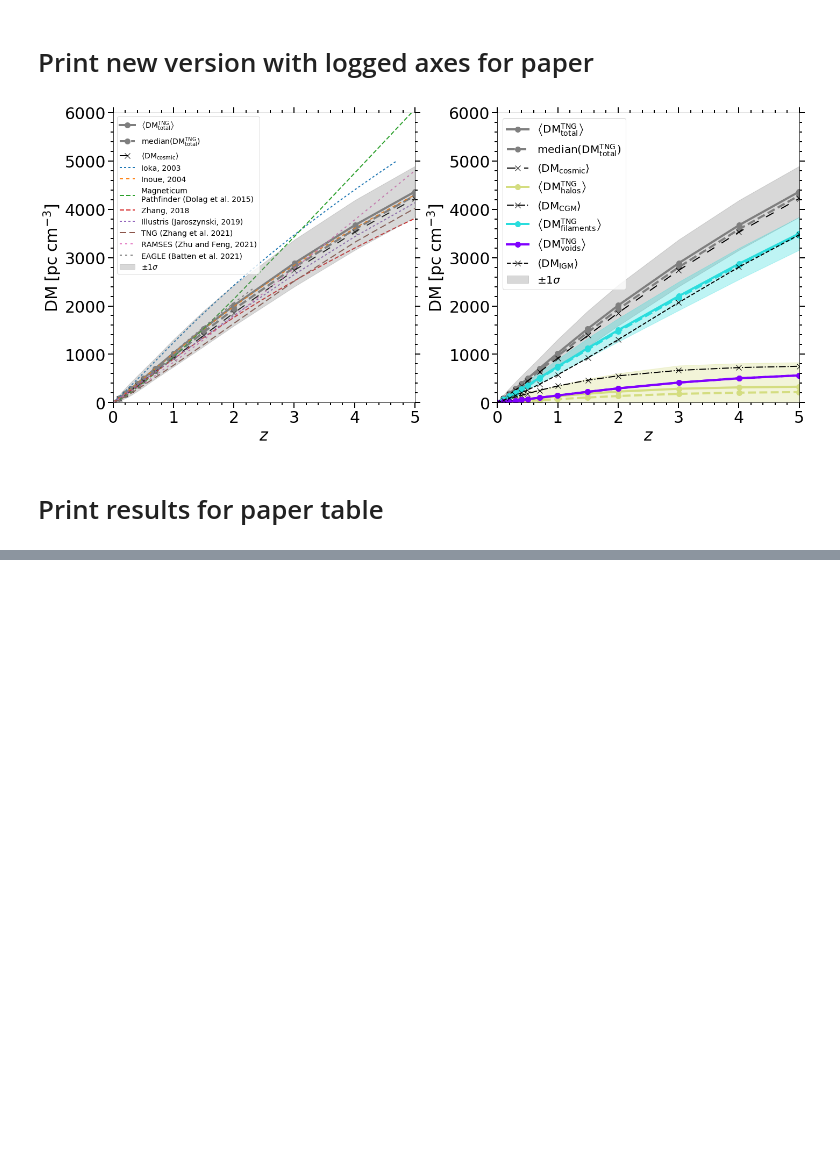
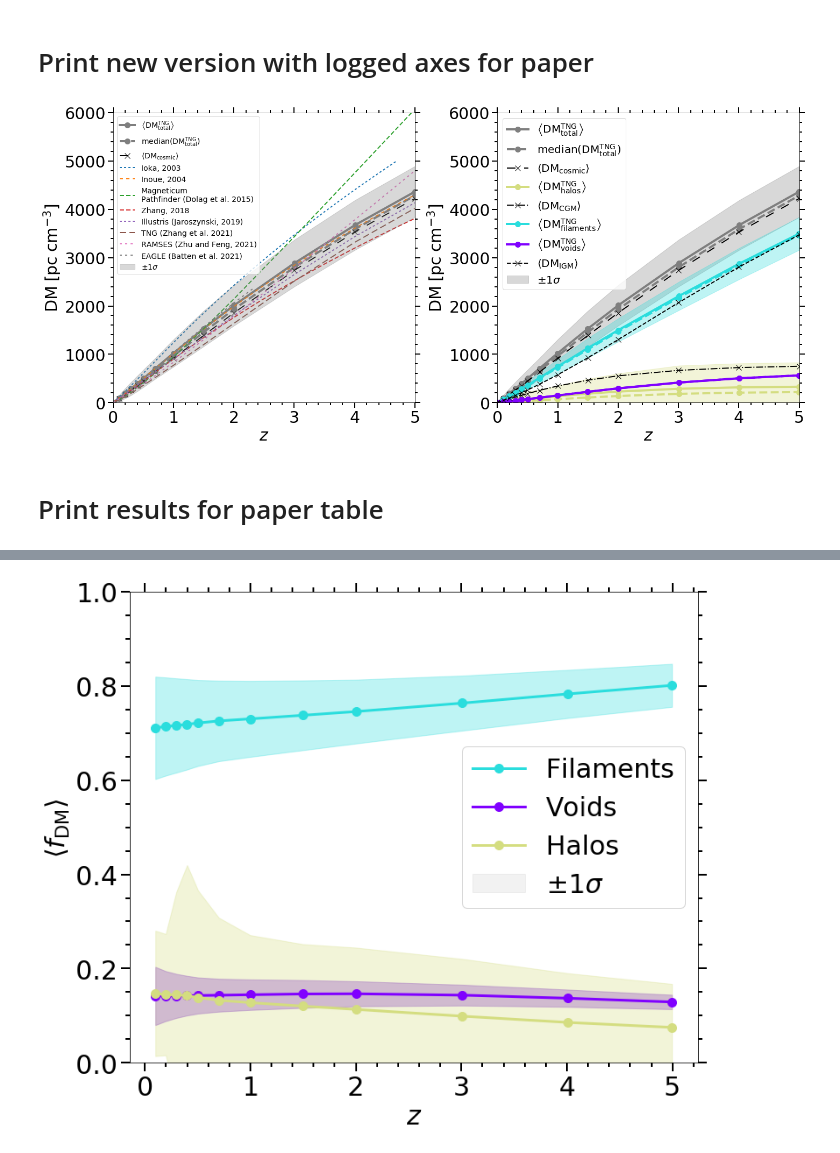
Before and after one commit to mbcxqcw2/Constraining_LSS_DMs_Backup, a Jupyter notebook: work_directory/Paper_Plots_DMs.ipynb, the cells around one changed output, grey strips where cells are left out. Drawn from its saved outputs; the diff is of its cells as text; code cells hidden in the pictures; blank space fills up the shorter version.

Commit message:
updated plots for figs 6 and 7

```diff
--- a/work_directory/Paper_Plots_DMs.ipynb
+++ b/work_directory/Paper_Plots_DMs.ipynb
@@ -1854,0 +1861,4 @@ for i in (list(zip(snap_z_list,mean_Voi_cDM_arr_Pakmor.value,stdv_Voi_cDM_arr_Pa
+# %%
+#load data dictionary with arrays needed for plotting
+read_fig_arrays = np.load('fract_DM_fig_arrays.npy',allow_pickle='TRUE').item()
+print(read_fig_arrays.keys())
@@ -1854,0 +1867,91 @@ for i in (list(zip(snap_z_list,mean_Voi_cDM_arr_Pakmor.value,stdv_Voi_cDM_arr_Pa
+# %%
+#test plot
+
+###################
+#initialise figure#
+###################
+col = plt.cm.rainbow(np.linspace(0,1,4)) #create a list of colours from the colourmap which match those from plot in Paper_Plots_IF_vs_DM_3.ipynb
+
+
+fig = plt.figure(figsize=(20,9))
+
+ax2 = fig.add_subplot(122)
+ax2.set_xlabel(r'$z$',fontsize=30)
+ax2.set_ylabel(r'$\left<f_{\rm DM}\right>$',fontsize=30)
+ax2.set_ylim([0,1])
+ax2.set_xlabel(r'$z$',fontsize=30)
+ax2.yaxis.set_ticks_position('both')
+ax2.xaxis.set_ticks_position('both')
+ax2.tick_params(axis='x', width=2, length=10, which='major',labelsize=30)
+ax2.tick_params(axis='y', width=2, length=10, which='major',labelsize=30)
+ax2.tick_params(axis='x', width=2, length=5, which='minor',labelsize=30)
+ax2.tick_params(axis='y', width=2, length=5, which='minor',labelsize=30)
+ax2.xaxis.get_ticklocs(minor=True)
+ax2.tick_params(axis='x', which='minor')
+ax2.minorticks_on()
+
+#################
+#Do the plotting#
+#################
+
+#plot average filamentary contribution as a function of z
+ax2.plot(read_fig_arrays['snap_z_list'],
+         read_fig_arrays['mean_Fil_cDM_arr_Pakmor']/read_fig_arrays['mean_cDM_arr_Pakmor'],
+         ls='-',
+         alpha=1,
+         lw=3,
+         marker='o',
+         markersize=10,
+         color=col[1],label='Filaments')
+
+#plot stdv of filamentary contributions
+ax2.fill_between(read_fig_arrays['snap_z_list'],
+                 read_fig_arrays['Fil_upper_bound'],
+                 read_fig_arrays['Fil_lower_bound'],
+                 alpha=0.3,color=col[1])
+
+#plot average void contributions as a function of z
+ax2.plot(read_fig_arrays['snap_z_list'],
+         read_fig_arrays['mean_Voi_cDM_arr_Pakmor']/read_fig_arrays['mean_cDM_arr_Pakmor'],
+         ls='-',
+         alpha=1,
+         lw=3,
+         marker='o',
+         markersize=10,
+         color=col[0],label='Voids')
+
+#plot stdv of void contributions
+ax2.fill_between(read_fig_arrays['snap_z_list'],
+                 read_fig_arrays['Voi_upper_bound'],
+                 read_fig_arrays['Voi_lower_bound'],
+                 alpha=0.3,color=col[0])
+
+#also plot placeholder for legend purposes
+ax2.fill_between(snap_z_list,
+                 read_fig_arrays['Voi_upper_bound'],
+                 read_fig_arrays['Voi_lower_bound'],
+                 alpha=0.1,color='gray',label=r'$\pm1\sigma$')
+
+#plot average halo contributions as a function of z
+ax2.plot(read_fig_arrays['snap_z_list'],
+         read_fig_arrays['mean_Hal_cDM_arr_Pakmor']/read_fig_arrays['mean_cDM_arr_Pakmor'],
+         ls='-',
+         alpha=1,
+         lw=3,
+         marker='o',
+         markersize=10,
+         color=col[2],label='Halos')
+
+#plot stdv of halo contributions
+ax2.fill_between(read_fig_arrays['snap_z_list'],
+                 read_fig_arrays['Hal_upper_bound'],
+                 read_fig_arrays['Hal_lower_bound'],
+                 alpha=0.3,color=col[2])
+
+
+ax2.legend(fontsize=30)
+
+plt.tight_layout()
+plt.show()
+# %% [output]
+[figure, added]
```
Also changed, not shown: parts of 12 cells of this notebook.
